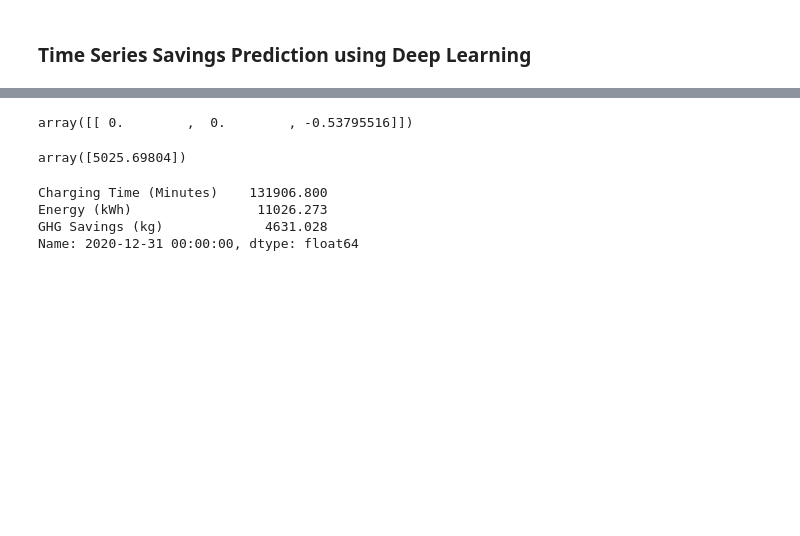
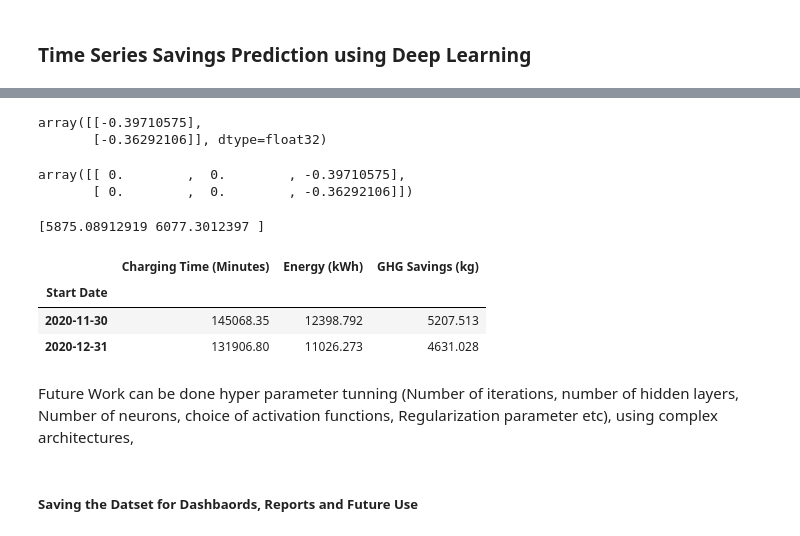
Before and after one commit to Archeema16/ElectronicVehicle_DataEvaluation, a Jupyter notebook: EV_Dataset_Project.ipynb, the cells around one changed output, grey strips where cells are left out. Cells and saved outputs as stored; diff of their text form; code cells hidden in the pictures; blank space fills up the shorter version.

```diff
--- a/EV_Dataset_Project.ipynb
+++ b/EV_Dataset_Project.ipynb
@@ -363,10 +364,6 @@ Documentation of everything - look into standard
 model prediction saving gaslight, through energy and charging time
 # %% [markdown]
 #### Regression Problem
-# %%
-weekday_names = {0: 'Monday', 1: 'Tuesday', 2: 'Wednesday', 3: 'Thursday', 4: 'Friday', 5: 'Saturday', 6: 'Sunday'}
-workingEvData['weekday_categorical'] = workingEvData['Weekday'].map(weekday_names)
-workingEvData.to_csv('kempower_Data.csv', index=False)
 # %%
 from sklearn.linear_model import LinearRegression
 from sklearn.model_selection import train_test_split
@@ -736,20 +734,29 @@ predictions = model.predict(testgenerator)
+# %%
+predictions
+# %% [output]
+array([[-0.39710575],
+       [-0.36292106]], dtype=float32)
 # %%
-sample_output = np.zeros((1, 3))
-sample_output[:,2] = predictions
+sample_output = np.zeros((2, 3))
+sample_output[0,2] = predictions[0]
+sample_output[1,2] = predictions[1]
 sample_output
 # %% [output]
-array([[ 0.        ,  0.        , -0.53795516]])
+array([[ 0.        ,  0.        , -0.39710575],
+       [ 0.        ,  0.        , -0.36292106]])
 # %%
 transformed_values = timeSeries_scaler.inverse_transform(sample_output)
-predictedValue = transformed_values[:,2]
+print(transformed_values[:,2])
+# %% [output]
+[5875.08912919 6077.3012397 ]
-# %%
-predictedValue
-# %% [output]
-array([5025.69804])
 # %%
-monthly_data.iloc[-1]
+monthly_data.iloc[-2:]
 # %% [output]
-Charging Time (Minutes)    131906.800
-Energy (kWh)                11026.273
-GHG Savings (kg)             4631.028
-Name: 2020-12-31 00:00:00, dtype: float64
+|  | Charging Time (Minutes) | Energy (kWh) | GHG Savings (kg) |
+| Start Date |  |  |  |
+| 2020-11-30 | 145068.35 | 12398.792 | 5207.513 |
+| 2020-12-31 | 131906.80 | 11026.273 | 4631.028 |
+# %% [markdown]
+Future Work can be done hyper parameter tunning (Number of iterations, number of hidden layers, Number of neurons, choice of activation functions, Regularization parameter etc), using complex architectures,
+# %% [markdown]
+##### Saving the Datset for Dashbaords, Reports and Future Use
```
Also changed, not shown: parts of 19 cells of this notebook.
